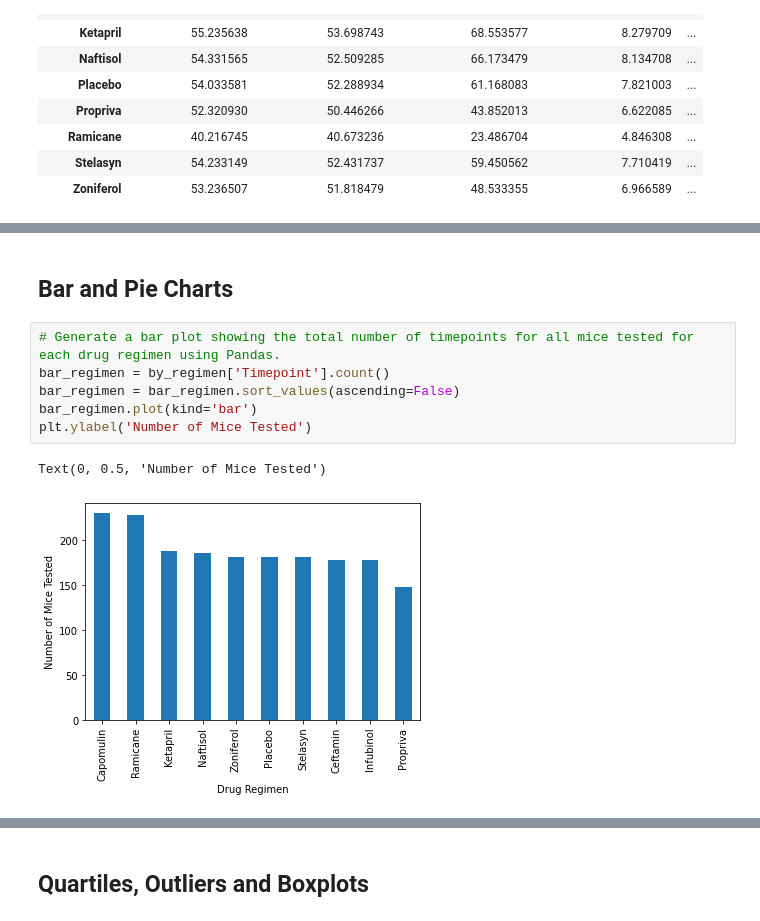
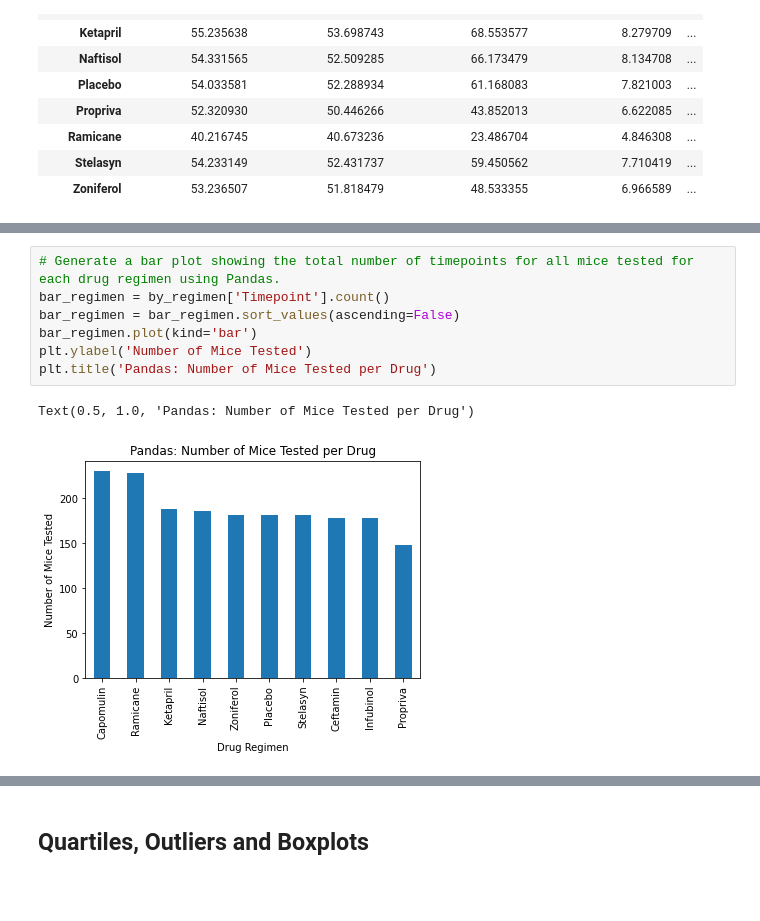
Before and after one commit to ellengrove/matplotlib-challenge, a Jupyter notebook: Pymaceuticals/pymaceuticals.ipynb, the cells around one changed output, grey strips where cells are left out. Drawn from its saved outputs; the diff is of its cells as text; blank space fills up the shorter version.

Commit message:
cleaned up code and finalized plots and tables

```diff
--- a/Pymaceuticals/pymaceuticals.ipynb
+++ b/Pymaceuticals/pymaceuticals.ipynb
@@ -150,12 +152,11 @@ summary_stats2
-# %% [markdown]
-## Bar and Pie Charts
 # %%
 # Generate a bar plot showing the total number of timepoints for all mice tested for each drug regimen using Pandas.
 bar_regimen = by_regimen['Timepoint'].count()
 bar_regimen = bar_regimen.sort_values(ascending=False)
 bar_regimen.plot(kind='bar')
 plt.ylabel('Number of Mice Tested')
+plt.title('Pandas: Number of Mice Tested per Drug')
 # %% [output]
-Text(0, 0.5, 'Number of Mice Tested')
+Text(0.5, 1.0, 'Pandas: Number of Mice Tested per Drug')
-[figure, old version]
+[figure, new version]
 # %%
```
Also changed, not shown: parts of 24 cells of this notebook.
